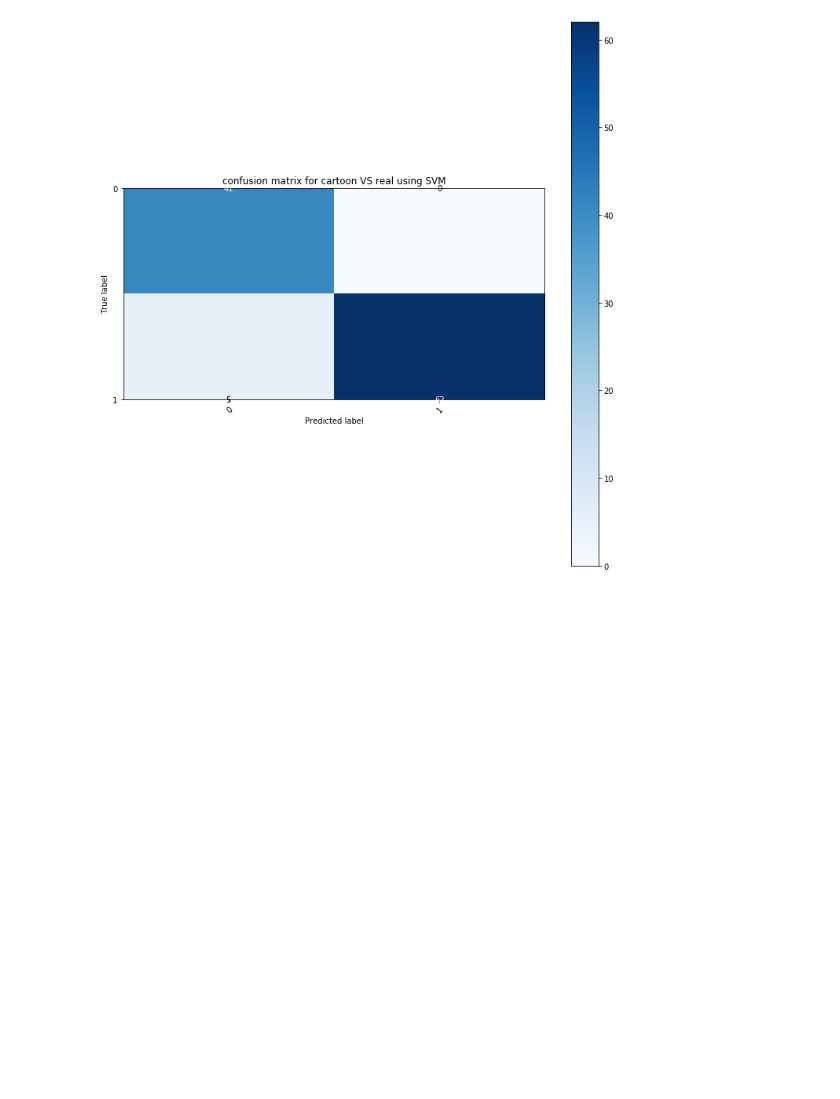
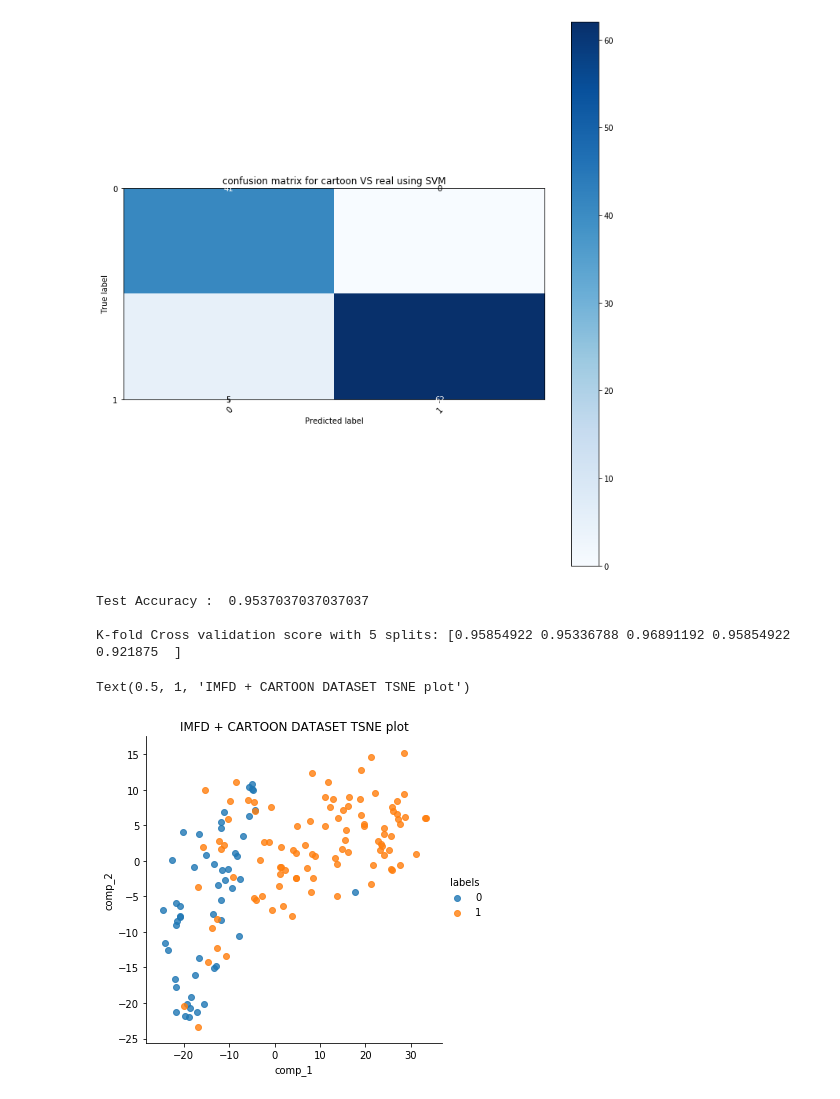
Before and after one commit to niveditarufus/SMAI-Homeworks, a Jupyter notebook: Assignments/2019702002-Copy1.ipynb, the cells around one changed output. Saved outputs shown, nothing was run; the diff lists cells and outputs as text; code cells hidden in the pictures; blank space fills up the shorter version.

```diff
--- a/Assignments/2019702002-Copy1.ipynb
+++ b/Assignments/2019702002-Copy1.ipynb
@@ -1106,7 +1106,8 @@ class CartoonVSreal(SVC):
     def validate(self,X_validate,y_validate):
         param_grid = {'C': [1e3, 5e3, 1e4, 5e4, 1e5, 1, 10,0.1,0.001],
               'gamma': [0.0001, 0.0005, 0.001, 0.005, 0.01, 0.1]}
-        GridSearchCV(SVC(kernel='linear', class_weight='balanced'), param_grid).fit(X_validate,y_validate)
+        self = GridSearchCV(SVC(kernel='linear', class_weight='balanced'), param_grid).fit(X_validate,y_validate)
+#         print(self.best_estimator_)
         return
 print("CARTOON VS REAL:\n")
 clf = CartoonVSreal(k='linear', cw = 'balanced', c = 1, d = 3, g = 0.1)
@@ -1150,2 +1148,23 @@ print("Test Accuracy : ", test_accuracy(y_test1, y_pred1))
+# %%
+# Show qualitative results such as accuracy, k-fold validation, TSNE/PCA/Isomap plots, etc.
+print("Test Accuracy : ", test_accuracy(y_test1, y_pred1))
+print("\nK-fold Cross validation score with 5 splits:", cross_val_score(SVC(kernel = 'linear', C = 0.1, gamma=0.0001), train1, train_labels, cv = 5, scoring = 'accuracy' ))
+
+X_TSNE = TSNE(n_components=k).fit_transform(data)
+matplotlib.rcParams['figure.figsize'] = (10.0, 10.0)
+
+proj = pd.DataFrame(X_TSNE)
+proj.columns = ["comp_1", "comp_2"]
+proj["labels"] = labels
+
+sns.lmplot("comp_1", "comp_2", hue = "labels", data = proj.sample(150,replace = False) ,fit_reg=False)
+ax = plt.gca()
+ax.set_title("IMFD + CARTOON DATASET TSNE plot")
+# %% [output]
+Test Accuracy :  0.9537037037037037
+
+K-fold Cross validation score with 5 splits: [0.95854922 0.95336788 0.96891192 0.95854922 0.921875  ]
+Text(0.5, 1, 'IMFD + CARTOON DATASET TSNE plot')
+[figure, added]
 # %%
 # Show quantitative results such as examples of correct prediction and wrong prediction
```
Also changed, not shown: parts of 1 cell of this notebook.
